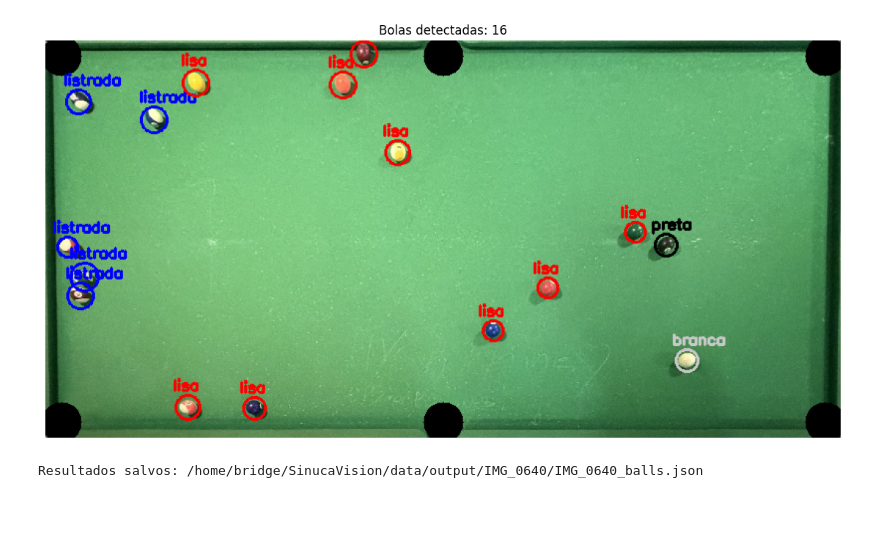
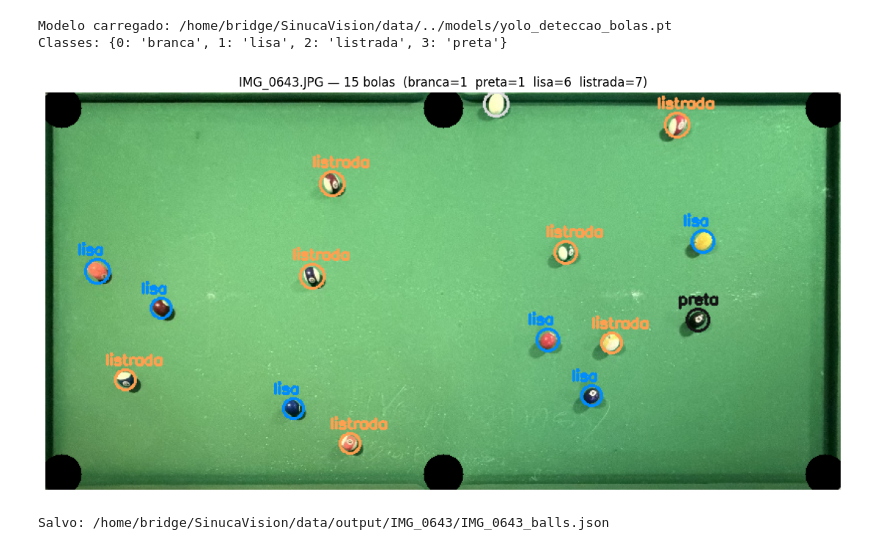
Before and after one commit to julianamirbosio/SinucaVision, a Jupyter notebook: modulo1/02_detector_bolas.ipynb, the cells around one changed output. Cells and saved outputs as stored; diff of their text form; code cells hidden in the pictures; blank space fills up the shorter version.

Commit message:
detector de bolas feito 100 com treinamento de modelo yolo

```diff
--- a/modulo1/02_detector_bolas.ipynb
+++ b/modulo1/02_detector_bolas.ipynb
@@ -1,5 +1,11 @@
 # %%
-# --- Célula 1: imports e carga do modelo ---
+# ==============================================================
+# 02_detector_bolas.py — YOLO multiclasse (branca/preta/lisa/listrada)
+# Versão limpa: YOLO faz detecção E classificação.
+# OpenCV HSV removido completamente.
+# ==============================================================
+
+# --- Célula 1: imports, caminhos e carga do modelo ---
 import os
 import cv2
 import json
@@ -11,6 +17,16 @@ from ultralytics import YOLO
 CAMINHO_BASE       = os.path.join(os.path.dirname(os.getcwd()), 'data')
 CAMINHO_NORMALIZED = os.path.join(CAMINHO_BASE, 'normalized')
 CAMINHO_OUTPUT     = os.path.join(CAMINHO_BASE, 'output')
-CAMINHO_MODELO     = os.path.join(CAMINHO_BASE, '..', 'runs_sinuca', 'deteccao_bola', 'weights', 'best.pt')
+CAMINHO_MODELO     = os.path.join(CAMINHO_BASE, '..', 'models', 'yolo_deteccao_bolas.pt')
 
 modelo_yolo = YOLO(CAMINHO_MODELO)
+
+# Ordem dos IDs deve bater exatamente com o data.yaml usado no treino.
+# Roboflow exporta em ordem alfabética — confirme no seu data.yaml antes de usar.
+NOMES_CLASSES = {0: 'branca', 1: 'lisa', 2: 'listrada', 3: 'preta'}
+
+print('Modelo carregado:', CAMINHO_MODELO)
+print('Classes:', NOMES_CLASSES)
+# %% [output]
+Modelo carregado: /home/bridge/SinucaVision/data/../models/yolo_deteccao_bolas.pt
+Classes: {0: 'branca', 1: 'lisa', 2: 'listrada', 3: 'preta'}
@@ -170,43 +73,53 @@ def detectar_bolas_e_cacapas(imagem, modelo, conf=0.35):
 
     return resultados
 # %%
-# --- Célula 4: roda numa imagem de teste e visualiza ---
-nome_ficheiro = 'IMG_0640.JPG'
+# --- Célula 3: testa numa imagem única e visualiza ---
+nome_ficheiro = 'IMG_0643.JPG'
 nome_base     = os.path.splitext(nome_ficheiro)[0]
 caminho_img   = os.path.join(CAMINHO_NORMALIZED, nome_ficheiro)
 imagem        = cv2.imread(caminho_img)
 
 dados = detectar_bolas_e_cacapas(imagem, modelo_yolo)
 
+COR_TIPO = {
+    'branca':   (220, 220, 220),
+    'preta':    (20,  20,  20 ),
+    'lisa':     (255, 140,  0 ),
+    'listrada': (80,  160, 255),
+}
+
 vis = imagem.copy()
 
-# Desenha as caçapas (estava faltando!)
 for cacapa in dados['cacapas']:
     cv2.circle(vis, (cacapa['x'], cacapa['y']), 20, (0, 0, 0), -1)
 
-# Desenha as bolas
 for bola in dados['bolas']:
     cx, cy, raio, tipo = bola['x'], bola['y'], bola['raio'], bola['tipo']
-    cor = {'branca': (200, 200, 200), 'preta': (0, 0, 0),
-           'listrada': (255, 0, 0), 'lisa': (0, 0, 255)}.get(tipo, (0, 255, 0))
+    cor = COR_TIPO.get(tipo, (0, 255, 0))
     cv2.circle(vis, (cx, cy), raio, cor, 2)
-    cv2.putText(vis, tipo, (cx - 15, cy - raio - 5),
+    cv2.putText(vis, tipo, (cx - 20, cy - raio - 5),
                 cv2.FONT_HERSHEY_SIMPLEX, 0.5, cor, 2)
+
+n_b = sum(1 for b in dados['bolas'] if b['tipo'] == 'branca')
+n_p = sum(1 for b in dados['bolas'] if b['tipo'] == 'preta')
+n_l = sum(1 for b in dados['bolas'] if b['tipo'] == 'lisa')
+n_s = sum(1 for b in dados['bolas'] if b['tipo'] == 'listrada')
 
 plt.figure(figsize=(14, 8))
 plt.imshow(cv2.cvtColor(vis, cv2.COLOR_BGR2RGB))
-plt.title(f"Bolas detectadas: {len(dados['bolas'])}")
+plt.title(f'{nome_ficheiro} — {len(dados["bolas"])} bolas  '
+          f'(branca={n_b}  preta={n_p}  lisa={n_l}  listrada={n_s})')
 plt.axis('off')
 plt.show()
 
-# Salva o JSON (estava faltando essa célula inteira!)
+# Salva JSON
 pasta = os.path.join(CAMINHO_OUTPUT, nome_base)
 os.makedirs(pasta, exist_ok=True)
 caminho_json = os.path.join(pasta, f'{nome_base}_balls.json')
 with open(caminho_json, 'w', encoding='utf-8') as f:
     json.dump(dados, f, indent=4, ensure_ascii=False)
-print(f'Resultados salvos: {caminho_json}')
+print(f'Salvo: {caminho_json}')
 # %% [output]
-[figure, old version]
+[figure, new version]
-Resultados salvos: /home/bridge/SinucaVision/data/output/IMG_0640/IMG_0640_balls.json
+Salvo: /home/bridge/SinucaVision/data/output/IMG_0643/IMG_0643_balls.json
 # %%
```
Also changed, not shown: parts of 4 cells of this notebook.
